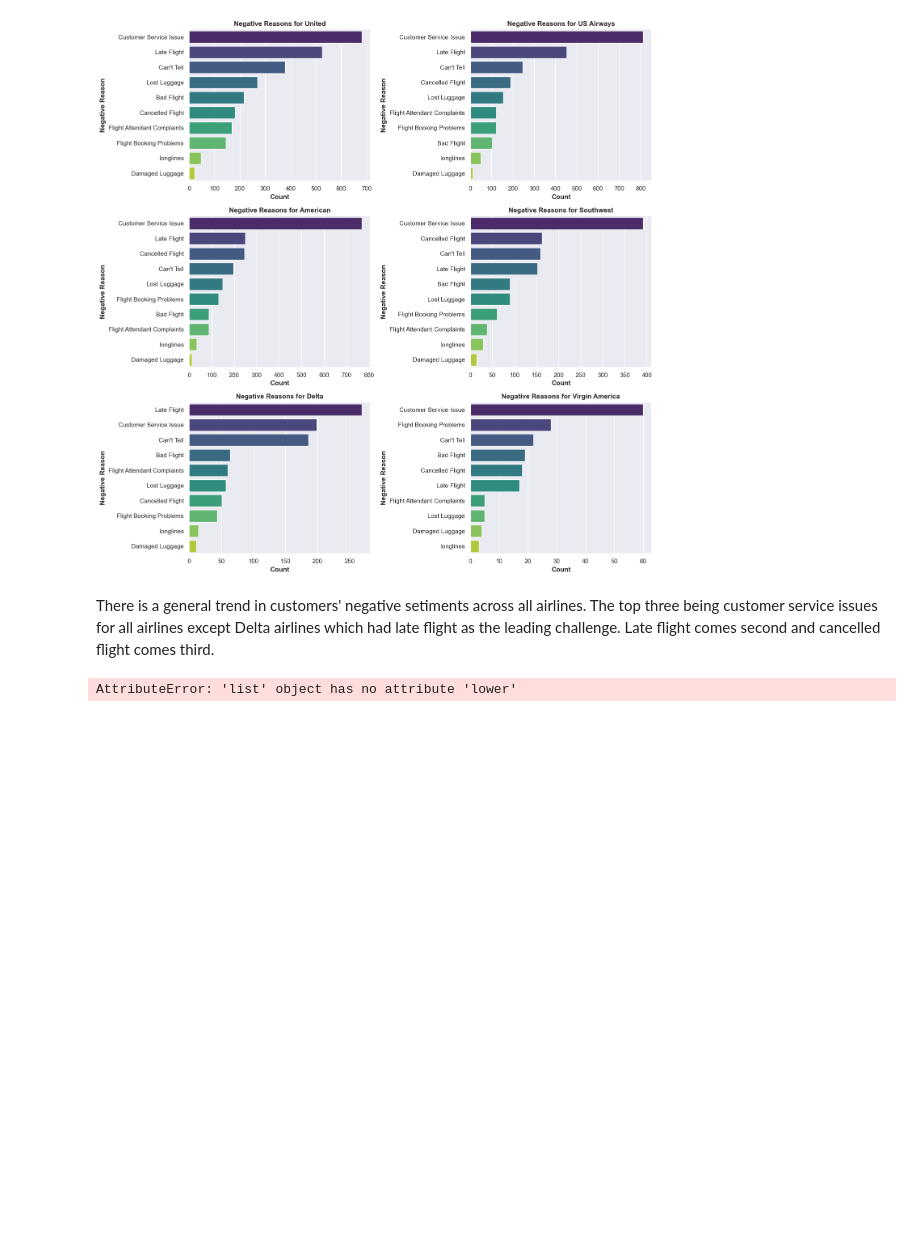
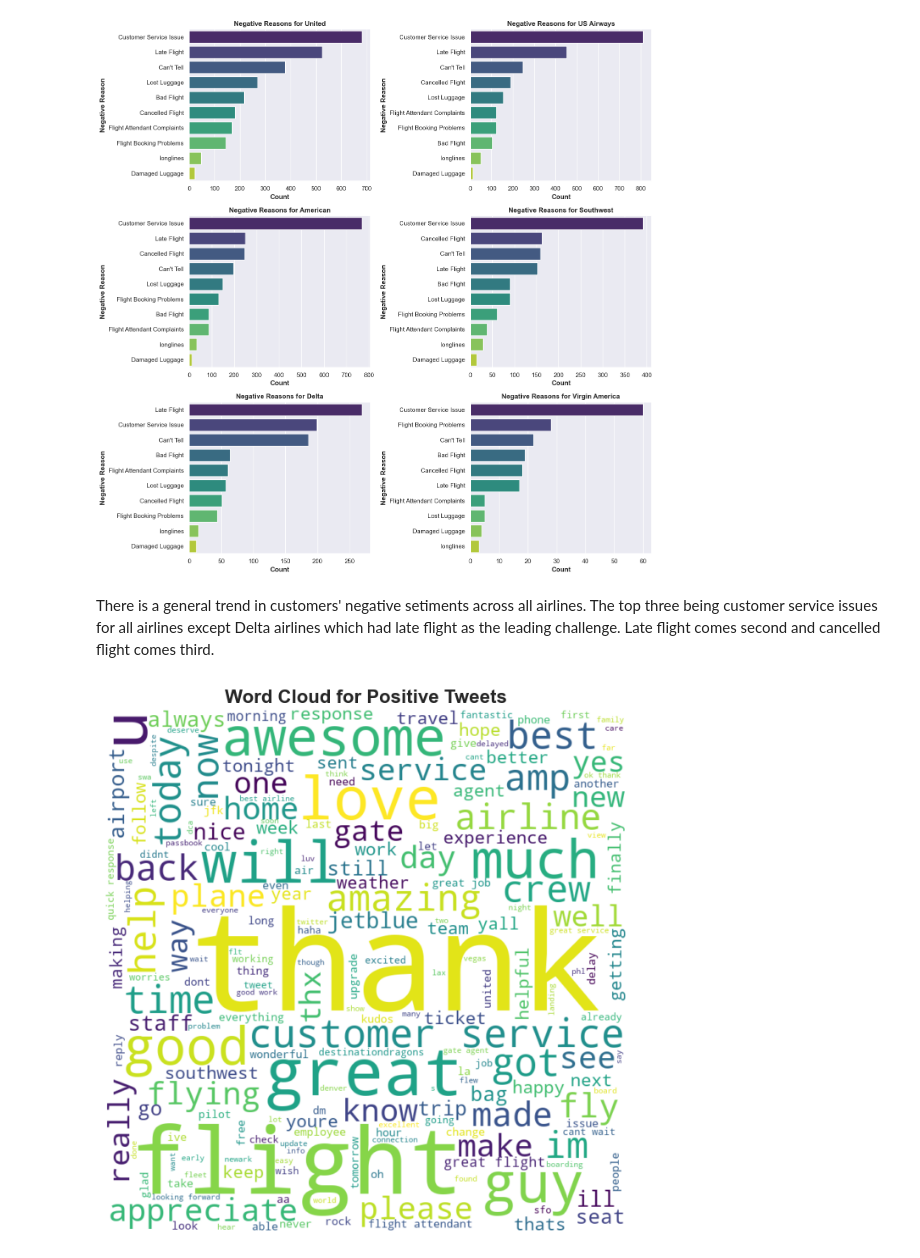
Before and after one commit to Kinuthiajoseph/Aviators-Phase-5-Project-Final, a Jupyter notebook: Jupyter Notebook 2.ipynb, the cells around one changed output. Drawn from its saved outputs; the diff is of its cells as text; code cells hidden in the pictures; blank space fills up the shorter version.

Commit message:
word cloud

```diff
--- a/Jupyter Notebook 2.ipynb
+++ b/Jupyter Notebook 2.ipynb
@@ -801,17 +777,22 @@ def get_impactful_words(corpus, y, vectorizer, top_n=10):
-# %%
-# Getting the most impactful words in positive tweets
-top_words = get_impactful_words(corpus=data['cleaned_tweet'], y=data['airline_sentiment'],
-                                vectorizer=CountVectorizer(), top_n=10)
-
-# Plotting the most impactful words in positive tweets
-plt.figure(figsize=(8, 6))
-sns.set(style="darkgrid")
-sns.barplot(x=top_words, y=top_words, palette='viridis')
-
-# Setting labels and title
-plt.xlabel('Word', fontweight='bold')
-plt.ylabel('Count', fontweight='bold')
-plt.title('Most Impactful Words in Positive Tweets', fontweight='bold', fontsize=16)
-plt.xticks(rotation=45, fontsize=12);
-# %% [output]
-AttributeError: 'list' object has no attribute 'lower'
+# %%
+# Plotting wordcloud for positive tweets
+from wordcloud import WordCloud
+
+# Extracting positive tweets
+positive_tweets = data[data['airline_sentiment'] == 'positive']['cleaned_tweet']
+positive_tweets = [tweet for tweet in positive_tweets if isinstance(tweet, str)]
+
+# Joining the tweets into a single string
+positive_tweets_string = ' '.join(positive_tweets)
+
+# Creating a WordCloud object
+wc = WordCloud(width=800, height=800, background_color='white',
+               min_font_size=10).generate(positive_tweets_string)
+
+# Plotting the word cloud
+plt.figure(figsize=(8, 8))
+plt.imshow(wc, interpolation='bilinear')
+plt.axis('off')
+plt.title('Word Cloud for Positive Tweets', fontweight='bold', fontsize=16);
+# %% [output]
+[figure, added]
```
Also changed, not shown: parts of 5 cells of this notebook.
